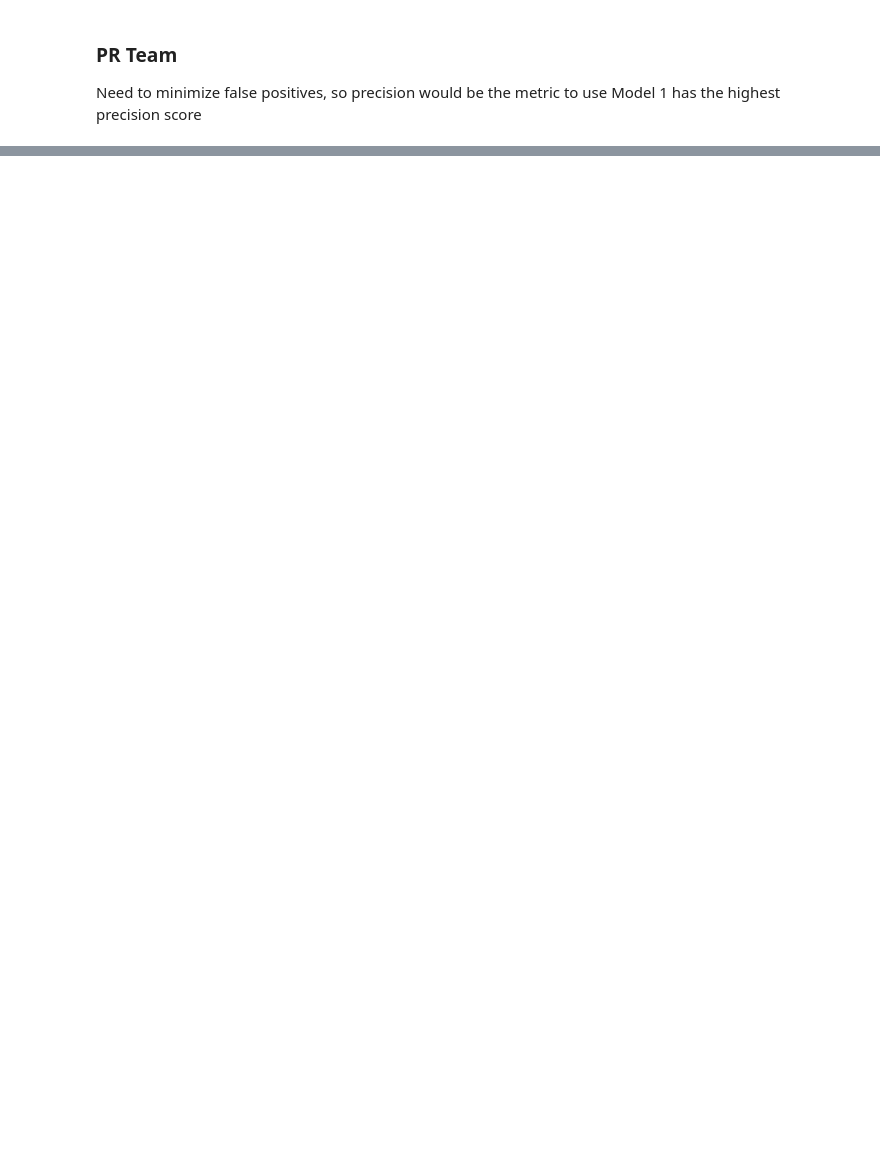
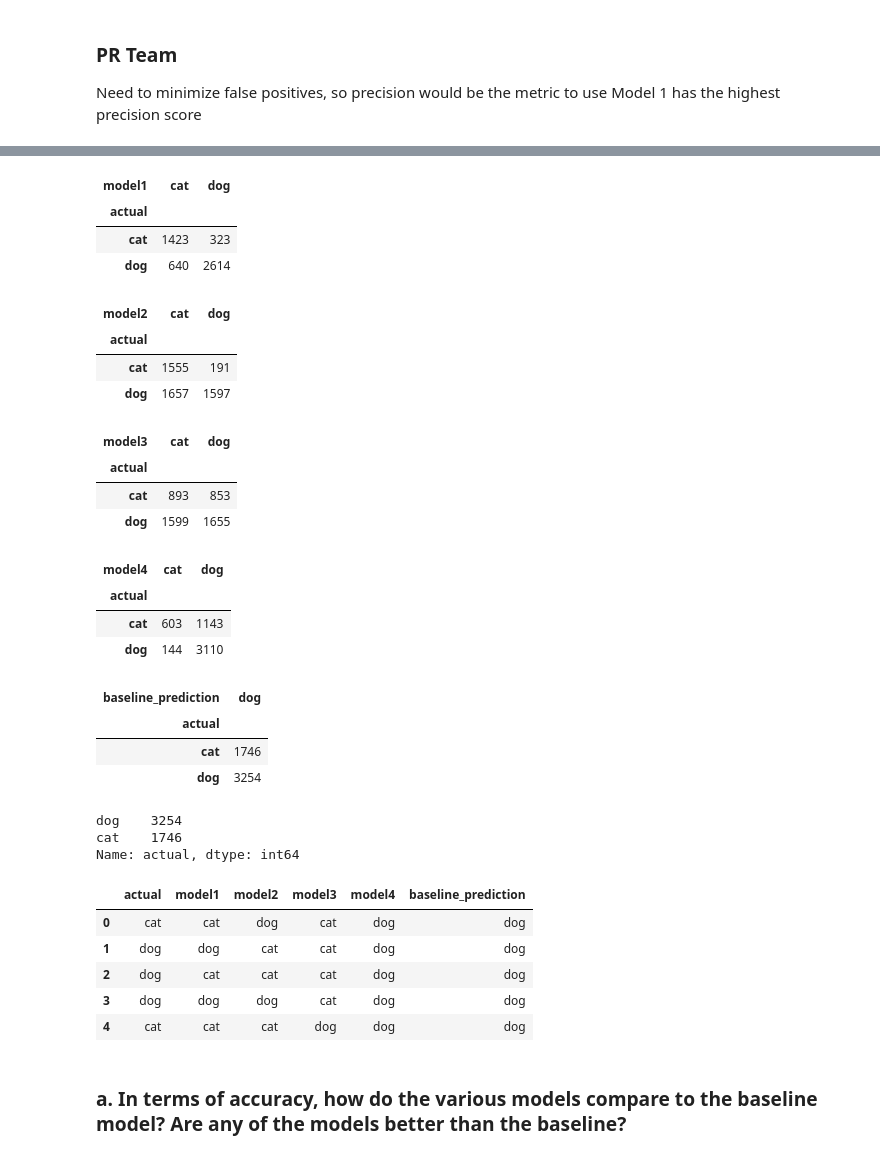
Before and after one commit to wheelerjoshua/classification-exercises, a Jupyter notebook: model_evaluation.ipynb, the cells around one changed output, grey strips where cells are left out. Saved outputs shown, nothing was run; the diff lists cells and outputs as text; code cells hidden in the pictures; blank space fills up the shorter version.

```diff
--- a/model_evaluation.ipynb
+++ b/model_evaluation.ipynb
@@ -180,0 +192,2 @@ Model 1 has the highest precision score
+# %%
+df = pd.read_csv('gives_you_paws.csv')
@@ -180,0 +203,54 @@ Model 1 has the highest precision score
+# %%
+pd.crosstab(df.actual, df.model1)
+# %% [output]
+| model1 | cat | dog |
+| actual |  |  |
+| cat | 1423 | 323 |
+| dog | 640 | 2614 |
+# %%
+pd.crosstab(df.actual, df.model2)
+# %% [output]
+| model2 | cat | dog |
+| actual |  |  |
+| cat | 1555 | 191 |
+| dog | 1657 | 1597 |
+# %%
+pd.crosstab(df.actual, df.model3)
+# %% [output]
+| model3 | cat | dog |
+| actual |  |  |
+| cat | 893 | 853 |
+| dog | 1599 | 1655 |
+# %%
+pd.crosstab(df.actual, df.model4)
+# %% [output]
+| model4 | cat | dog |
+| actual |  |  |
+| cat | 603 | 1143 |
+| dog | 144 | 3110 |
+# %%
+df['baseline_prediction'] = 'dog'
+# %%
+pd.crosstab(df.actual, df.baseline_prediction)
+# %% [output]
+| baseline_prediction | dog |
+| actual |  |
+| cat | 1746 |
+| dog | 3254 |
+# %%
+df.actual.value_counts()
+# %% [output]
+dog    3254
+cat    1746
+Name: actual, dtype: int64
+# %%
+df.head()
+# %% [output]
+|  | actual | model1 | model2 | model3 | model4 | baseline_prediction |
+| 0 | cat | cat | dog | cat | dog | dog |
+| 1 | dog | dog | cat | cat | dog | dog |
+| 2 | dog | cat | cat | cat | dog | dog |
+| 3 | dog | dog | dog | cat | dog | dog |
+| 4 | cat | cat | cat | dog | dog | dog |
+# %% [markdown]
+### a. In terms of accuracy, how do the various models compare to the baseline model? Are any of the models better than the baseline?
```
Also changed, not shown: parts of 24 cells of this notebook.
